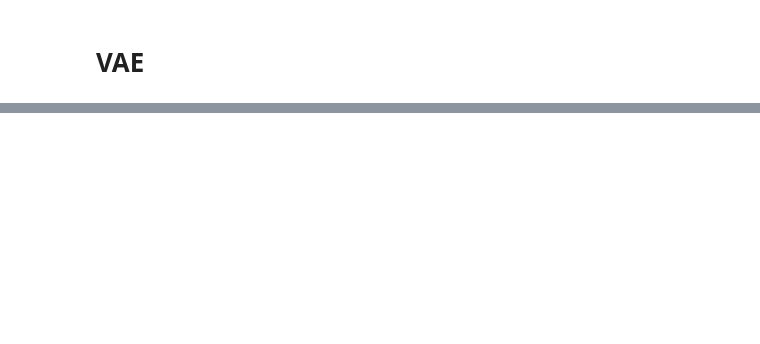
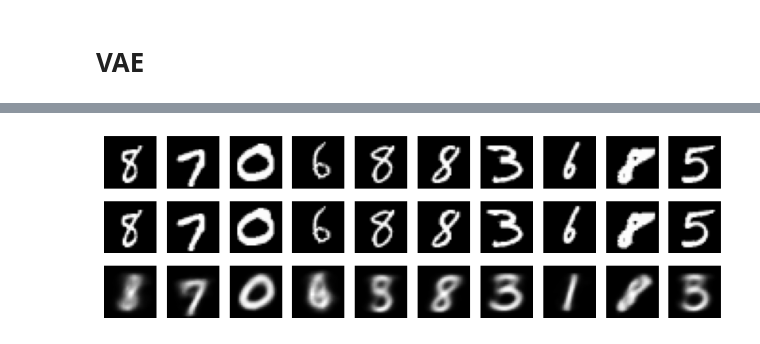
Before and after one commit to acceleratescience/diffusion-models, a Jupyter notebook: notebooks/VAEs.ipynb, the cells around one changed output, grey strips where cells are left out. Cells and saved outputs as stored; diff of their text form; code cells hidden in the pictures; blank space fills up the shorter version.

```diff
--- a/notebooks/VAEs.ipynb
+++ b/notebooks/VAEs.ipynb
@@ -331,3 +343,20 @@ for epoch in range(1, epochs + 1):
+# %%
+# 10 random integers
+idx = np.random.randint(0, len(test_dataset), 10)
+sample_x = train_dataset.image[idx]
+sample_x_noisy = add_noise(sample_x, 0.0)
+
+fig, axs = plt.subplots(3, 10, figsize=(10, 3))
+for i in range(10):
+    axs[0, i].imshow(sample_x[i], cmap='gray')
+    axs[0, i].axis('off')
+    axs[1, i].imshow(sample_x_noisy[i], cmap='gray')
+    axs[1, i].axis('off')
+    recon_batch, mu, logvar = model(sample_x_noisy[i].view(1, -1).float())
+    axs[2, i].imshow(recon_batch.detach().numpy().reshape(28, 28), cmap='gray')
+    axs[2, i].axis('off')
+# %% [output]
+[figure, added]
 # %%
 n = 10
 x = torch.randn(n, 8)
```
Also changed, not shown: parts of 30 cells of this notebook, 27 other files.
